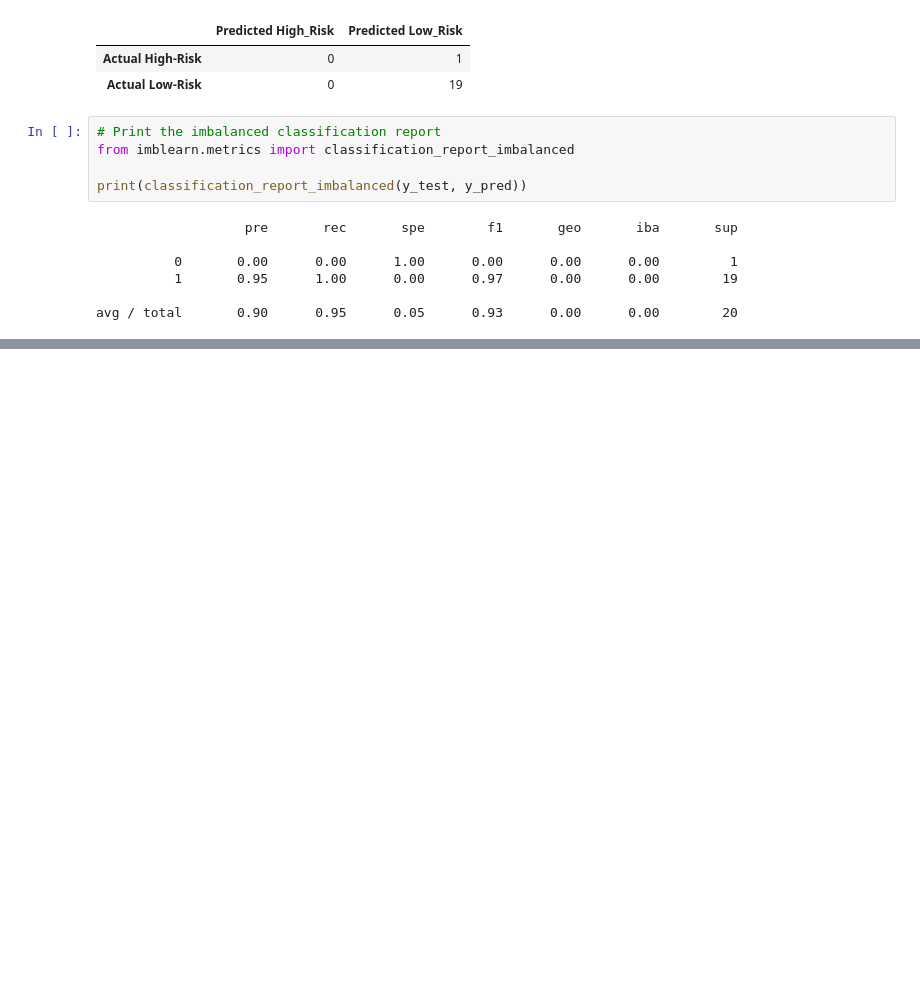
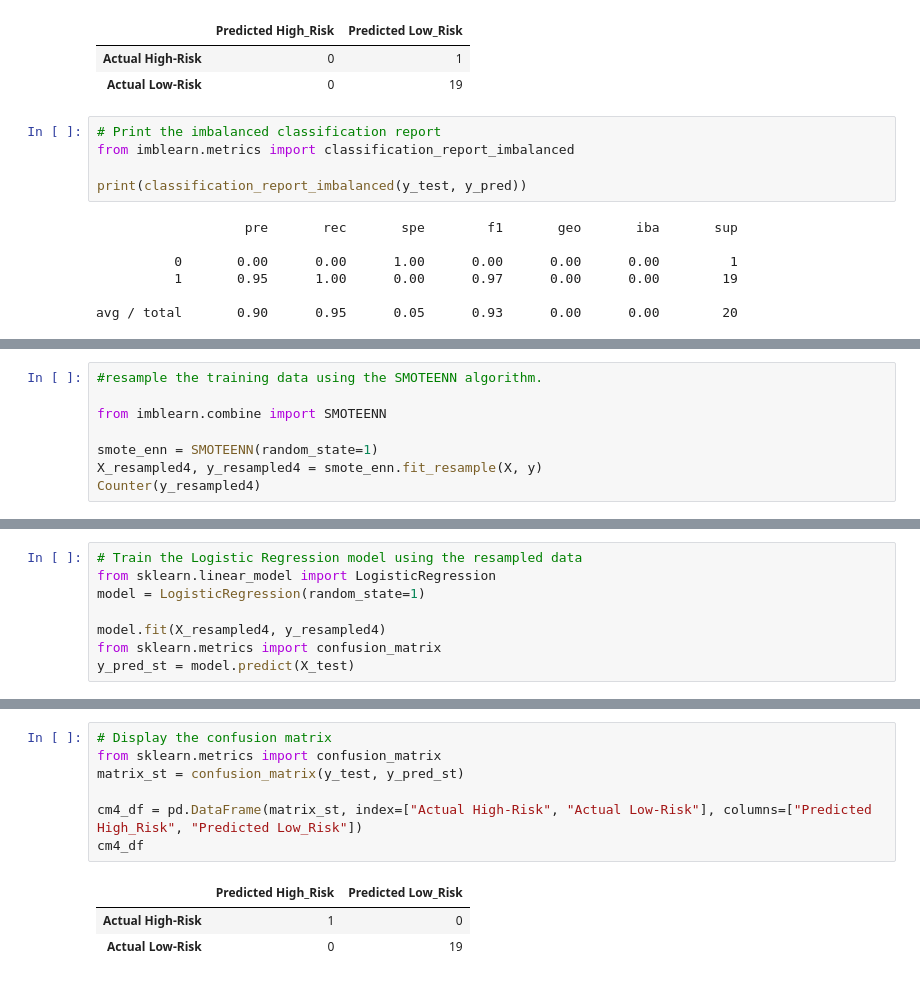
Before and after one commit to hastyjr/Credit_Risk_Analysis, a Jupyter notebook: credit_risk_resampling.ipynb, the cells around one changed output, grey strips where cells are left out. Cells and saved outputs as stored; diff of their text form; blank space fills up the shorter version.

```diff
--- a/credit_risk_resampling.ipynb
+++ b/credit_risk_resampling.ipynb
@@ -303,0 +299,8 @@ avg / total       0.90      0.95      0.05      0.93      0.00      0.00
+# %%
+#resample the training data using the SMOTEENN algorithm.
+
+from imblearn.combine import SMOTEENN
+
+smote_enn = SMOTEENN(random_state=1)
+X_resampled4, y_resampled4 = smote_enn.fit_resample(X, y)
+Counter(y_resampled4)
@@ -303,0 +309,8 @@ avg / total       0.90      0.95      0.05      0.93      0.00      0.00
+# %%
+# Train the Logistic Regression model using the resampled data
+from sklearn.linear_model import LogisticRegression
+model = LogisticRegression(random_state=1)
+
+model.fit(X_resampled4, y_resampled4)
+from sklearn.metrics import confusion_matrix
+y_pred_st = model.predict(X_test)
@@ -303,0 +332,11 @@ avg / total       0.90      0.95      0.05      0.93      0.00      0.00
+# %%
+# Display the confusion matrix
+from sklearn.metrics import confusion_matrix
+matrix_st = confusion_matrix(y_test, y_pred_st)
+
+cm4_df = pd.DataFrame(matrix_st, index=["Actual High-Risk", "Actual Low-Risk"], columns=["Predicted High_Risk", "Predicted Low_Risk"])
+cm4_df
+# %% [output]
+|  | Predicted High_Risk | Predicted Low_Risk |
+| Actual High-Risk | 1 | 0 |
+| Actual Low-Risk | 0 | 19 |
```
Also changed, not shown: parts of 9 cells of this notebook.
